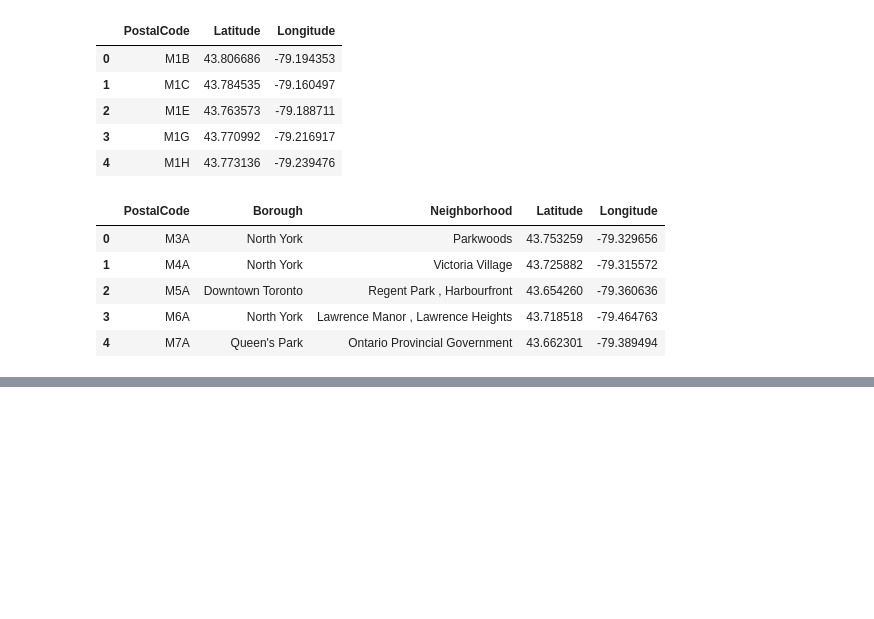
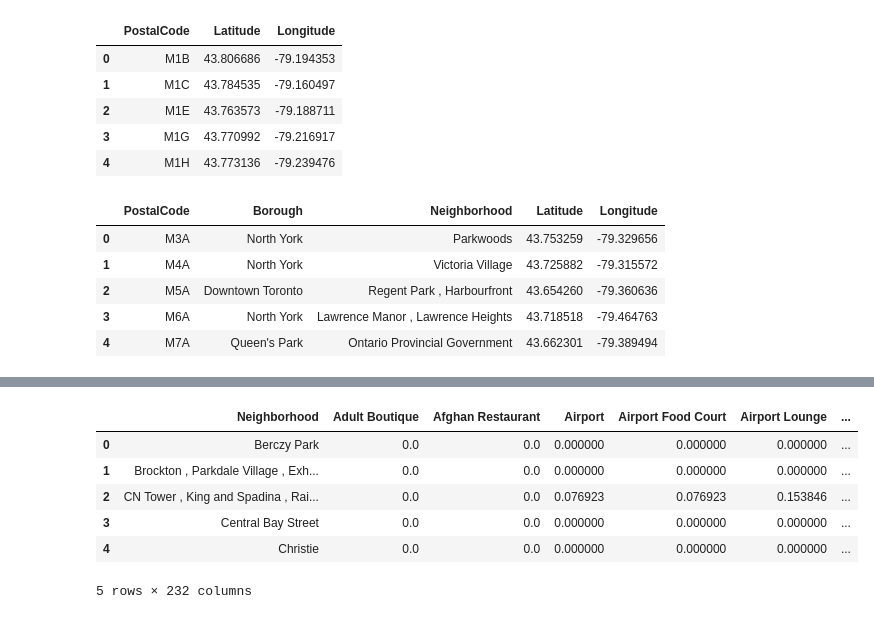
Before and after one commit to brijanya/Machine-Learning, a Jupyter notebook: Segment and Cluster Neighborhoods in Toronto : 1.ipynb, the cells around one changed output, grey strips where cells are left out. Cells and saved outputs as stored; diff of their text form; code cells hidden in the pictures; blank space fills up the shorter version.

```diff
--- a/Segment and Cluster Neighborhoods in Toronto : 1.ipynb
+++ b/Segment and Cluster Neighborhoods in Toronto : 1.ipynb
@@ -145,0 +253,11 @@ pbnll_df.head()
+# %%
+toronto_grouped = toronto_onehot.groupby('Neighborhood').mean().reset_index()
+toronto_grouped.head()
+# %% [output]
+|  | Neighborhood | Adult Boutique | Afghan Restaurant | Airport | Airport Food Court | Airport Lounge | ... |
+| 0 | Berczy Park | 0.0 | 0.0 | 0.000000 | 0.000000 | 0.000000 | ... |
+| 1 | Brockton , Parkdale Village , Exh... | 0.0 | 0.0 | 0.000000 | 0.000000 | 0.000000 | ... |
+| 2 | CN Tower , King and Spadina , Rai... | 0.0 | 0.0 | 0.076923 | 0.076923 | 0.153846 | ... |
+| 3 | Central Bay Street | 0.0 | 0.0 | 0.000000 | 0.000000 | 0.000000 | ... |
+| 4 | Christie | 0.0 | 0.0 | 0.000000 | 0.000000 | 0.000000 | ... |
+5 rows × 232 columns
```
Also changed, not shown: parts of 18 cells of this notebook.
